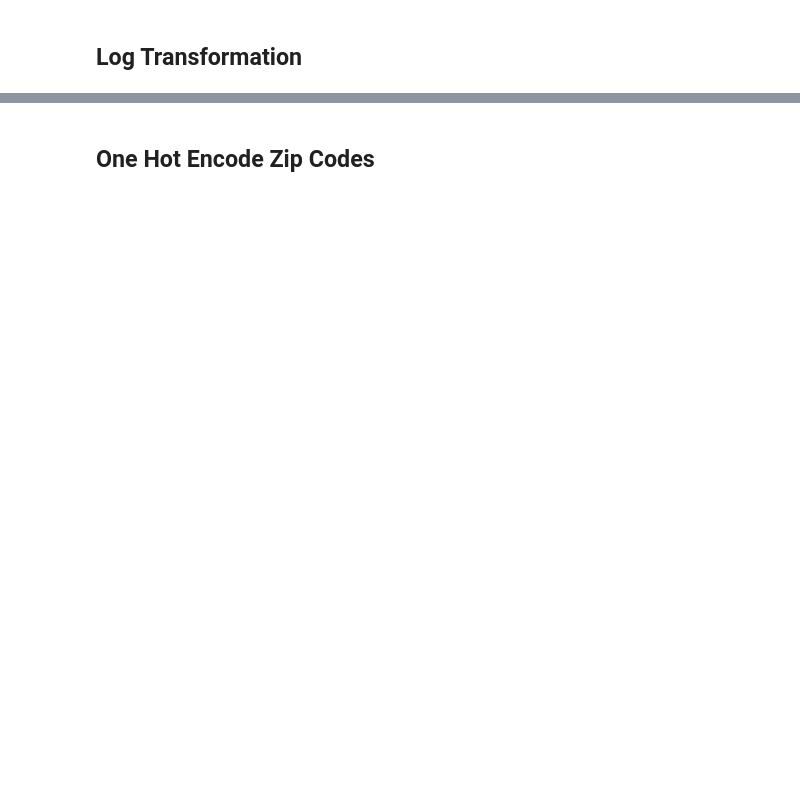
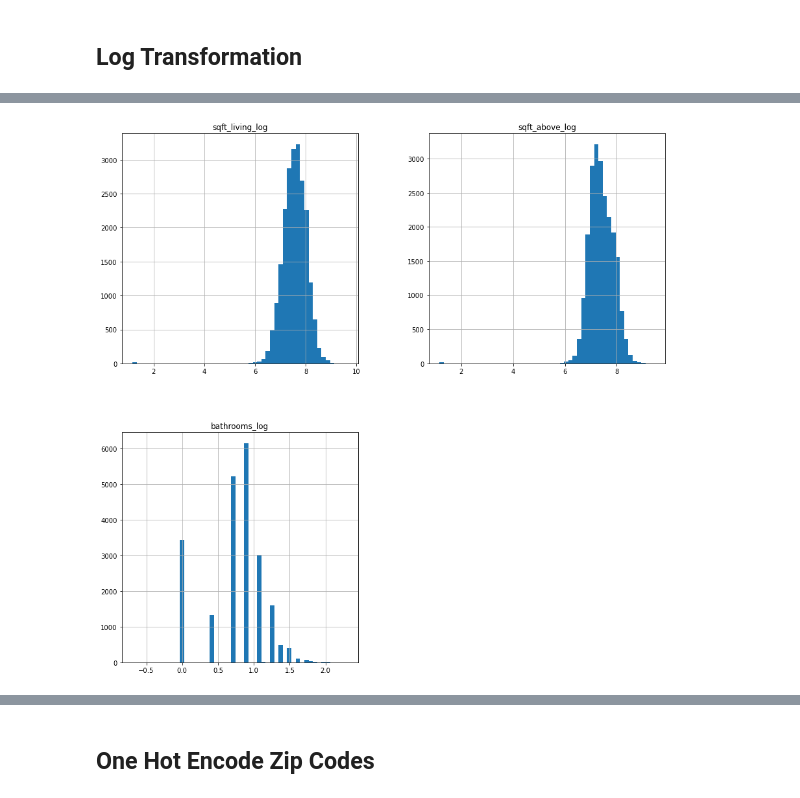
Before and after one commit to emgerber88/Kings-County-Real-Estate-analysis-NAEG, a Jupyter notebook: Eli/More Clean.ipynb, the cells around one changed output, grey strips where cells are left out. Drawn from its saved outputs; the diff is of its cells as text; code cells hidden in the pictures; blank space fills up the shorter version.

```diff
--- a/Eli/More Clean.ipynb
+++ b/Eli/More Clean.ipynb
@@ -362,0 +334,4 @@ X_train["grade"] = X_train["grade"].replace(scale_mapper3)
+# %%
+X_train['renovated'] = np.where(X_train['yr_renovated'] > 0, 1, 0)
+X_train.drop('yr_renovated', axis = 1, inplace = True)
+X_train['renovated'].value_counts()
@@ -363,7 +351,7 @@ X_train["grade"] = X_train["grade"].replace(scale_mapper3)
 # %%
-X_train = pd.get_dummies(X_train, columns = ['waterfront', 'greenbelt', 'nuisance'], drop_first = True)
+X_train = pd.get_dummies(X_train, columns = ['waterfront', 'greenbelt', 'nuisance', 'renovated', "heat_source", "sewer_system"], drop_first = True)
 # %%
-X_train = X_train.drop(columns=["heat_source", "sewer_system", "address", "lat", "long"])
+X_train = X_train.drop(columns=["address"])
 # %%
 X_train.loc[X_train['avg_school_quality'].isna()] = X_train['avg_school_quality'].mean()
 X_train.info()
@@ -412,6 +541,6 @@ fig.tight_layout()
 # %%
 #selecting variables for log
-log_variables = ['sqft_living','sqft_above', 'years_old','bathrooms', 'bedrooms']
+log_variables = ['sqft_living','sqft_above', 'bathrooms']
 
 # assign to X_cont
 X_logs = all_variable_X[log_variables]
@@ -422,9 +575,11 @@ X_logs.describe()
 # %%
 #log transformation
 log_columns = [f'{column}_log' for column in X_logs.columns]
 cont_log = np.log(X_logs)
 cont_log.columns = log_columns
-cont_log.hist(figsize=(10, 10), bins='auto')
+cont_log.hist(figsize=(15, 15), bins=50)
 fig.tight_layout();
+# %% [output]
+[figure, added]
 # %%
 cont_log
```
Also changed, not shown: parts of 45 cells of this notebook.
